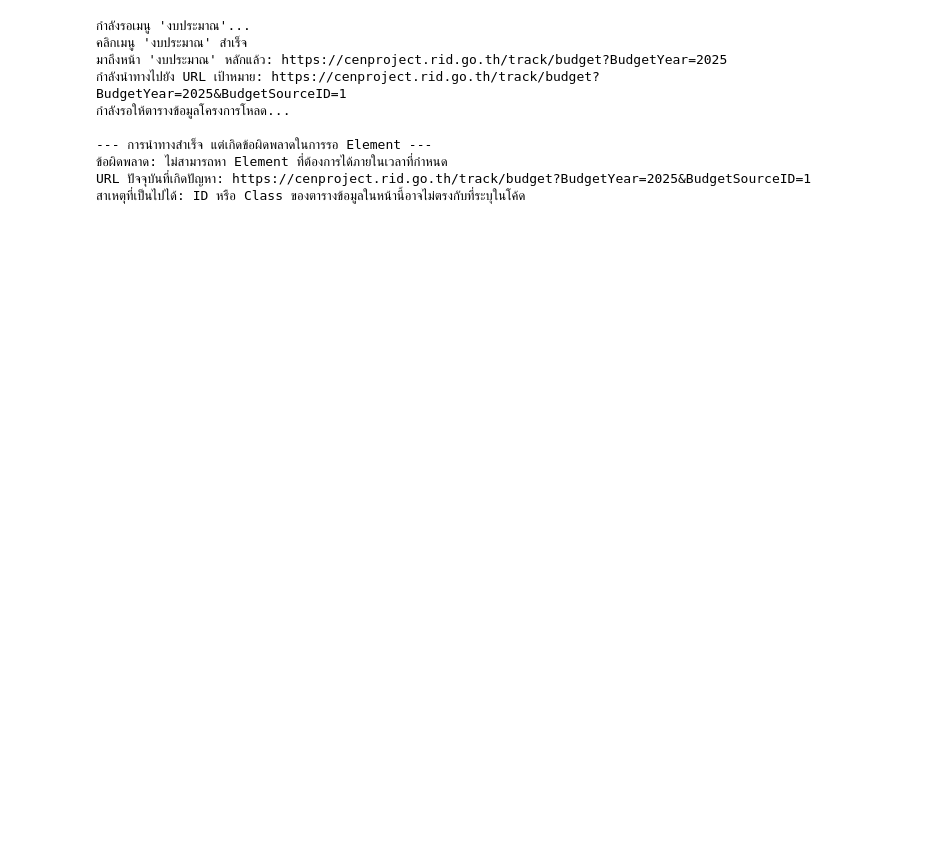
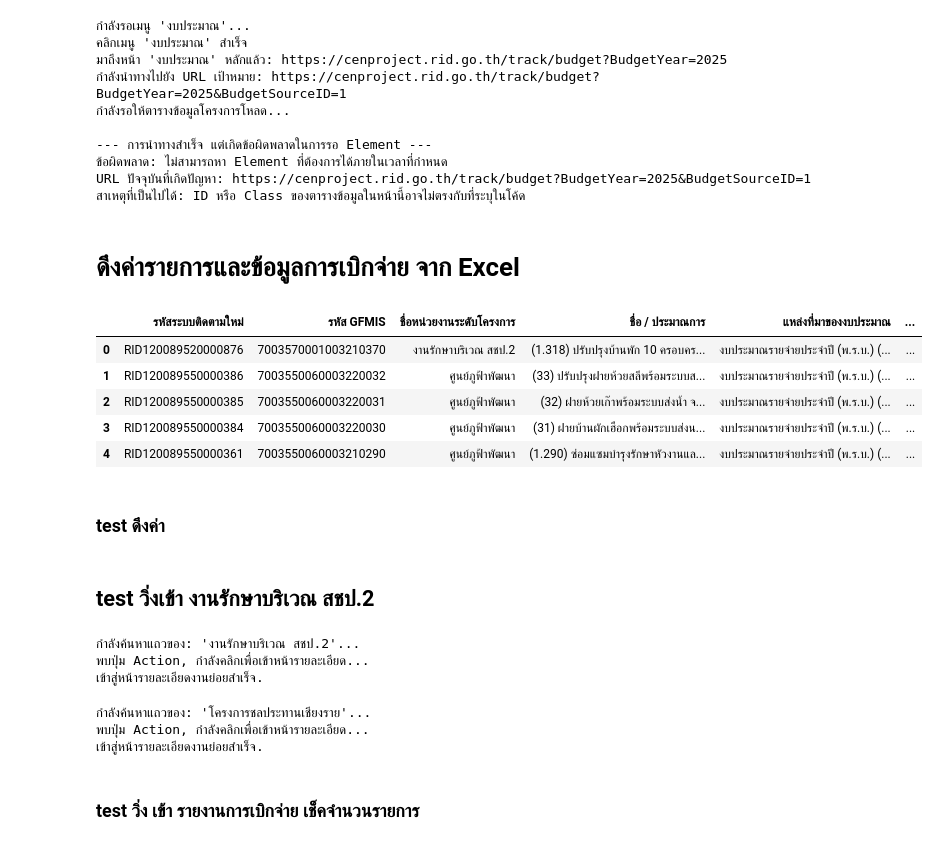
Before and after one commit to constantcmu/selenium_cenproject, a Jupyter notebook: selenium_cenproject.ipynb, the cells around one changed output. Saved outputs shown, nothing was run; the diff lists cells and outputs as text; code cells hidden in the pictures; blank space fills up the shorter version.

```diff
--- a/selenium_cenproject.ipynb
+++ b/selenium_cenproject.ipynb
@@ -184,3 +184,54 @@ except Exception as e:
 ข้อผิดพลาด: ไม่สามารถหา Element ที่ต้องการได้ภายในเวลาที่กำหนด
 URL ปัจจุบันที่เกิดปัญหา: https://cenproject.rid.go.th/track/budget?BudgetYear=2025&BudgetSourceID=1
 สาเหตุที่เป็นไปได้: ID หรือ Class ของตารางข้อมูลในหน้านี้อาจไม่ตรงกับที่ระบุในโค้ด
+# %% [markdown]
+# ดึงค่ารายการและข้อมูลการเบิกจ่าย จาก Excel
+# %%
+
+df = pd.read_excel("table_main_2568.xlsx")
+df.head(5)
+# %% [output]
+|  | รหัสระบบติดตามใหม่ | รหัส GFMIS | ชื่อหน่วยงานระดับโครงการ | ชื่อ / ประมาณการ | แหล่งที่มาของงบประมาณ | ... |
+| 0 | RID120089520000876 | 7003570001003210370 | งานรักษาบริเวณ สชป.2 | (1.318) ปรับปรุงบ้านพัก 10 ครอบคร... | งบประมาณรายจ่ายประจำปี (พ.ร.บ.) (... | ... |
+| 1 | RID120089550000386 | 7003550060003220032 | ศูนย์ภูฟ้าพัฒนา | (33) ปรับปรุงฝายห้วยสลีพร้อมระบบส... | งบประมาณรายจ่ายประจำปี (พ.ร.บ.) (... | ... |
+| 2 | RID120089550000385 | 7003550060003220031 | ศูนย์ภูฟ้าพัฒนา | (32) ฝายห้วยเก๊าพร้อมระบบส่งน้ำ จ... | งบประมาณรายจ่ายประจำปี (พ.ร.บ.) (... | ... |
+| 3 | RID120089550000384 | 7003550060003220030 | ศูนย์ภูฟ้าพัฒนา | (31) ฝายบ้านผักเฮือกพร้อมระบบส่งน... | งบประมาณรายจ่ายประจำปี (พ.ร.บ.) (... | ... |
+| 4 | RID120089550000361 | 7003550060003210290 | ศูนย์ภูฟ้าพัฒนา | (1.290) ซ่อมแซมบำรุงรักษาหัวงานแล... | งบประมาณรายจ่ายประจำปี (พ.ร.บ.) (... | ... |
+# %% [markdown]
+### test ดึงค่า
+# %% [markdown]
+## test วิ่งเข้า งานรักษาบริเวณ สชป.2
+# %%
+# --- Cell 4: เข้าหน้ารายละเอียดของงานรักษาบริเวณ สชป.2 ---
+print(f"กำลังค้นหาแถวของ: '{"งานรักษาบริเวณ สชป.2"}'...")
+project_row_xpath = f"//tbody/tr[td[2][normalize-space()='{"งานรักษาบริเวณ สชป.2"}']]"
+project_row = wait.until(EC.visibility_of_element_located((By.XPATH, project_row_xpath)))
+action_button_xpath = ".//div[@data-tip='เรียกดูข้อมูลแถบเดิม']/button"
+action_button = project_row.find_element(By.XPATH, action_button_xpath)
+print("พบปุ่ม Action, กำลังคลิกเพื่อเข้าหน้ารายละเอียด...")
+action_button.click()
+# Step 2: รอให้หน้ารายละเอียด (ตารางงานย่อย) โหลด
+wait.until(EC.presence_of_element_located((By.XPATH, "//table[contains(@class, 'table-zebra')]//tbody")))
+print("เข้าสู่หน้ารายละเอียดงานย่อยสำเร็จ.")
+# %% [output]
+กำลังค้นหาแถวของ: 'งานรักษาบริเวณ สชป.2'...
+พบปุ่ม Action, กำลังคลิกเพื่อเข้าหน้ารายละเอียด...
+เข้าสู่หน้ารายละเอียดงานย่อยสำเร็จ.
+# %%
+# --- Cell 4: เข้าหน้ารายละเอียดของงานรักษาบริเวณ สชป.2 ---
+print(f"กำลังค้นหาแถวของ: '{"โครงการชลประทานเชียงราย"}'...")
+project_row_xpath = f"//tbody/tr[td[2][normalize-space()='{"โครงการชลประทานเชียงราย"}']]"
+project_row = wait.until(EC.visibility_of_element_located((By.XPATH, project_row_xpath)))
+action_button_xpath = ".//div[@data-tip='เรียกดูข้อมูลแถบเดิม']/button"
+action_button = project_row.find_element(By.XPATH, action_button_xpath)
+print("พบปุ่ม Action, กำลังคลิกเพื่อเข้าหน้ารายละเอียด...")
+action_button.click()
+# Step 2: รอให้หน้ารายละเอียด (ตารางงานย่อย) โหลด
+wait.until(EC.presence_of_element_located((By.XPATH, "//table[contains(@class, 'table-zebra')]//tbody")))
+print("เข้าสู่หน้ารายละเอียดงานย่อยสำเร็จ.")
+# %% [output]
+กำลังค้นหาแถวของ: 'โครงการชลประทานเชียงราย'...
+พบปุ่ม Action, กำลังคลิกเพื่อเข้าหน้ารายละเอียด...
+เข้าสู่หน้ารายละเอียดงานย่อยสำเร็จ.
+# %% [markdown]
+### test วิ่ง เข้า รายงานการเบิกจ่าย เช็คจำนวนรายการ
```
Also changed, not shown: parts of 14 cells of this notebook, 3 other files.
